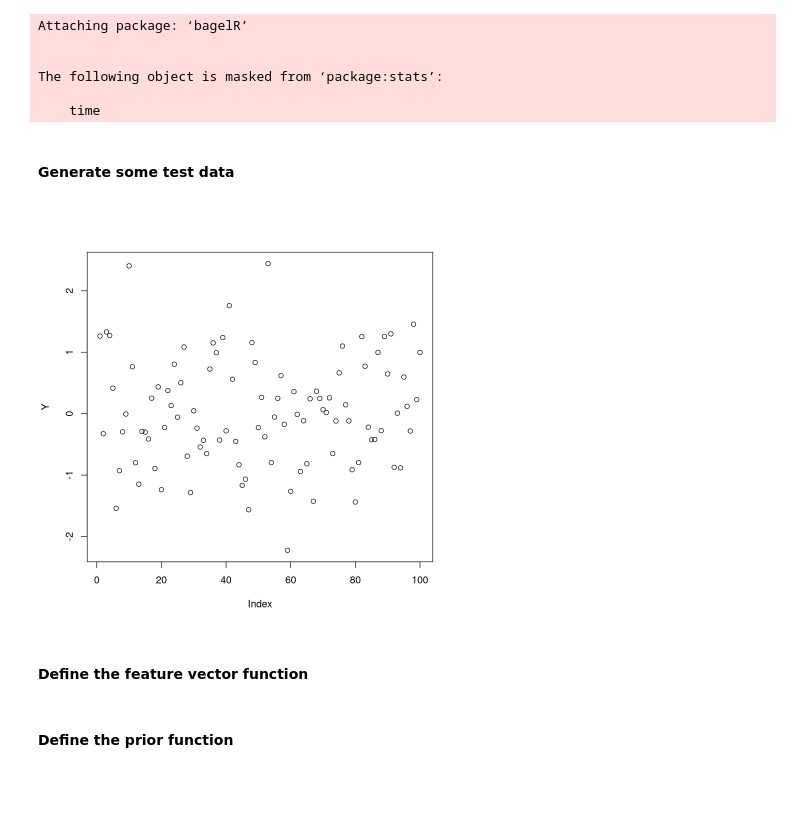
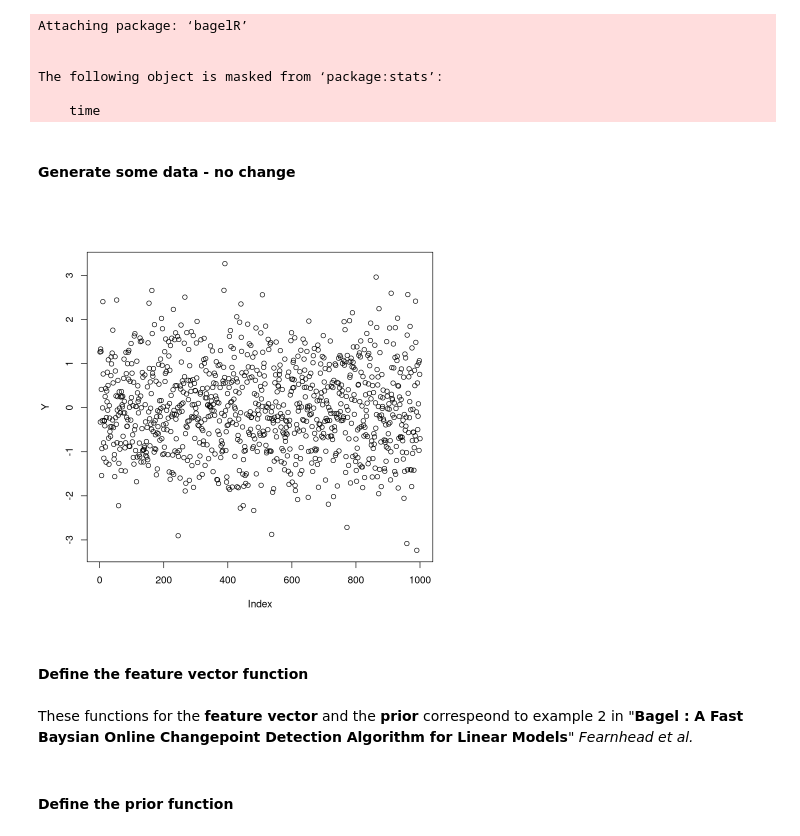
Before and after one commit to grosed/bagel, a Jupyter notebook: notebooks/README.ipynb, the cells around one changed output. Saved outputs shown, nothing was run; the diff lists cells and outputs as text; code cells hidden in the pictures; blank space fills up the shorter version.

```diff
--- a/notebooks/README.ipynb
+++ b/notebooks/README.ipynb
@@ -53,15 +51,17 @@ The following object is masked from ‘package:stats’:
 
     time
 # %% [markdown]
-#### Generate some test data
+#### Generate some data - no change
 # %%
 set.seed(0)
-Y <- rnorm(100,0,1)
+Y <- rnorm(1000,0,1)
 plot(Y)
 # %% [output]
-[figure, old version]
+[figure, new version]
 # %% [markdown]
 #### Define the feature vector function
+# %% [markdown]
+These functions for the **feature vector** and the **prior** correspeond to example 2 in "**Bagel : A Fast Baysian Online Changepoint Detection Algorithm for Linear Models**" *Fearnhead et al.*
 # %%
 feature_vector <- function(t,tau)
 {
```
Also changed, not shown: parts of 34 cells of this notebook, 1 other file.
